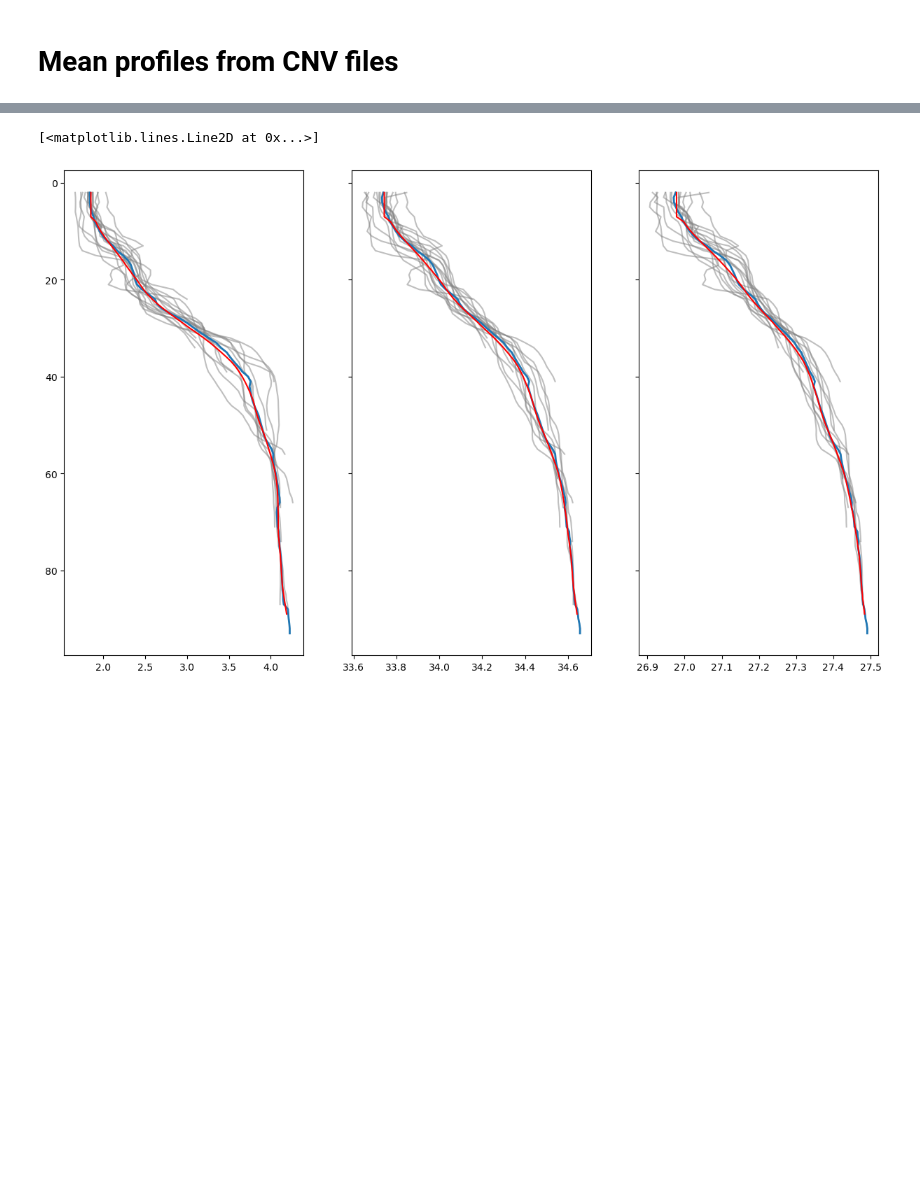
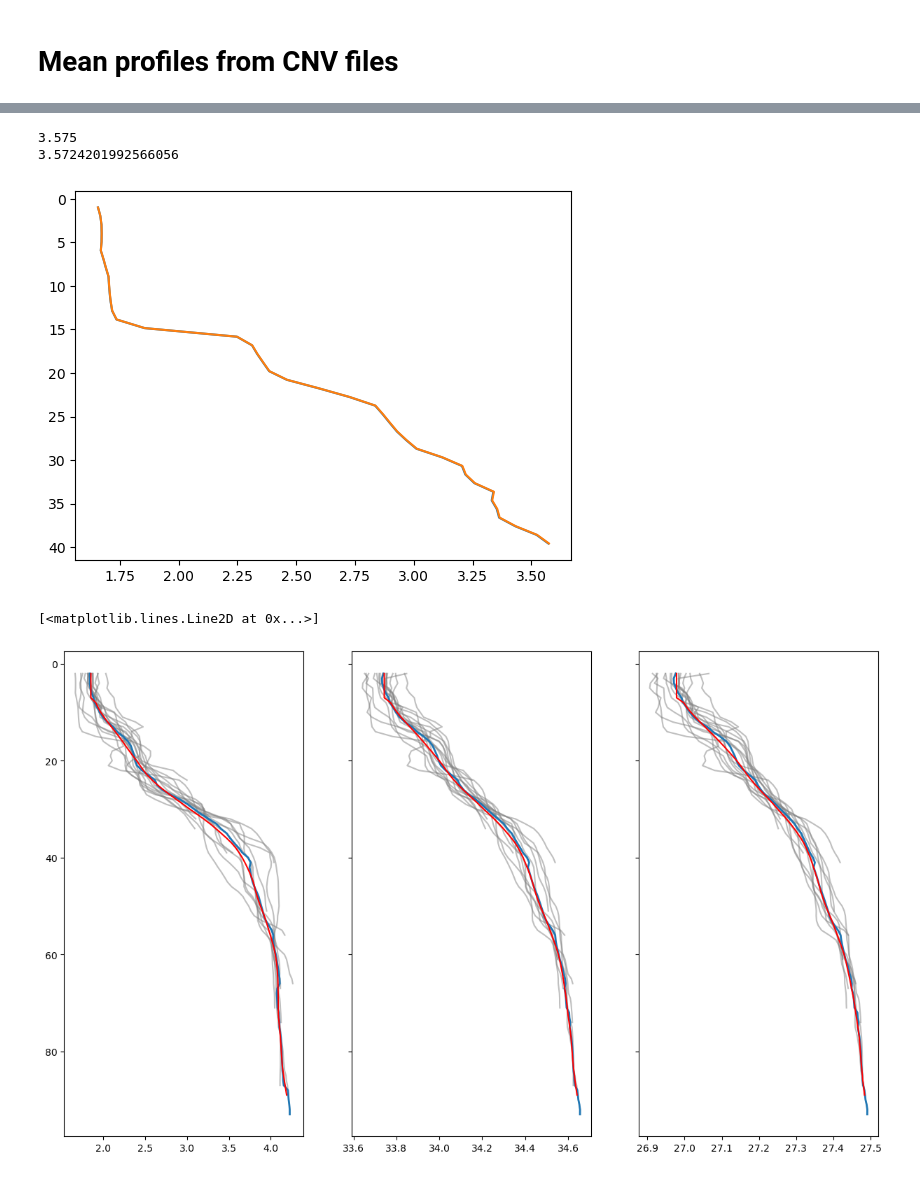
Before and after one commit to alpsjur/AGF-Adventfjorden, a Jupyter notebook: code/notebooks/mean_profile.ipynb, the cells around one changed output, grey strips where cells are left out. Cells and saved outputs as stored; diff of their text form; code cells hidden in the pictures; blank space fills up the shorter version.

```diff
--- a/code/notebooks/mean_profile.ipynb
+++ b/code/notebooks/mean_profile.ipynb
@@ -45,3 +50,27 @@ stations = [f'{i}' for i in CTD.keys()]
+# %%
+# Converting in-situ temperature to potential temperature
+
+for station in stations:
+    T = CTD[station]['T']
+    S = CTD[station]['S']
+    P = CTD[station]['P']
+    z = CTD[station]['z']
+
+    # calculate potential temperature
+    PT = gsw.conversions.pt0_from_t(S, T, P)
+    CTD[station]['PT'] = PT
+
+
+print(T[-1])
+print(PT[-1])
+plt.figure()
+plt.plot(PT,-z)
+plt.plot(T,-z)
+plt.gca().invert_yaxis()
+# %% [output]
+3.575
+3.5724201992566056
+[figure, added]
 # %%
 window = 10
 mld=7
```
Also changed, not shown: parts of 5 cells of this notebook, 1 other file.
